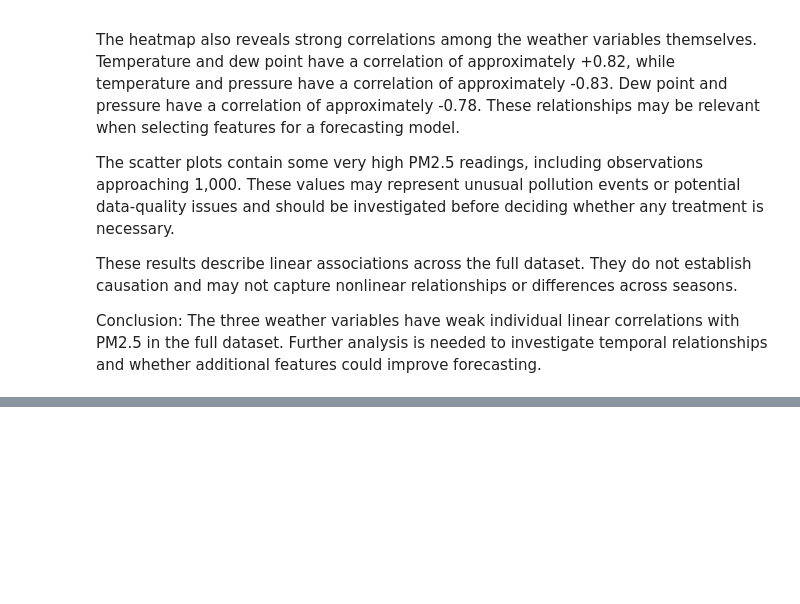
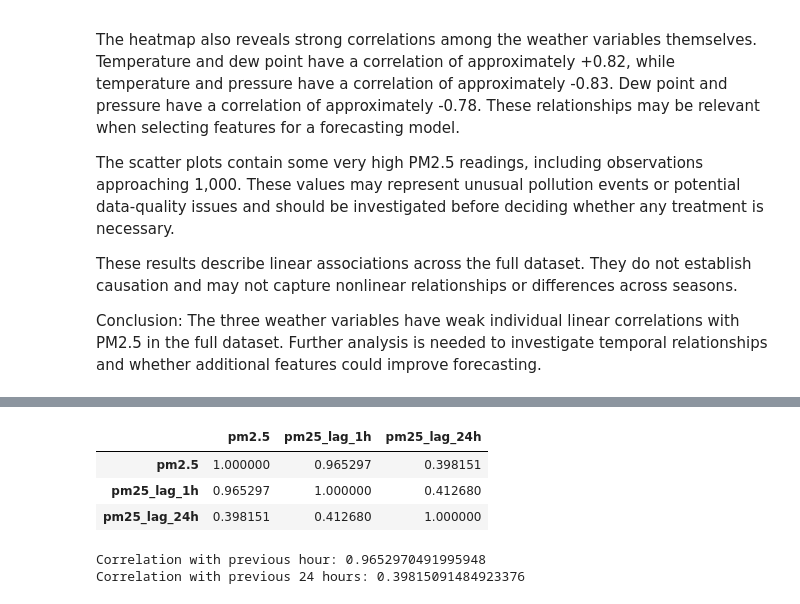
Before and after one commit to k-nizy/ML-pipeline-F1, a Jupyter notebook: notebooks/pm25_EDA.ipynb, the cells around one changed output, grey strips where cells are left out. Cells and saved outputs as stored; diff of their text form; code cells hidden in the pictures; blank space fills up the shorter version.

```diff
--- a/notebooks/pm25_EDA.ipynb
+++ b/notebooks/pm25_EDA.ipynb
@@ -360,0 +398,25 @@ Conclusion: The three weather variables have weak individual linear correlations
+# %%
+# Calculate the correlations
+
+lag_correlations = df[
+    ["pm2.5", "pm25_lag_1h", "pm25_lag_24h"]
+].corr()
+
+display(lag_correlations)
+
+print(
+    "Correlation with previous hour:",
+    df["pm2.5"].corr(df["pm25_lag_1h"])
+)
+
+print(
+    "Correlation with previous 24 hours:",
+    df["pm2.5"].corr(df["pm25_lag_24h"])
+)
+# %% [output]
+|  | pm2.5 | pm25_lag_1h | pm25_lag_24h |
+| pm2.5 | 1.000000 | 0.965297 | 0.398151 |
+| pm25_lag_1h | 0.965297 | 1.000000 | 0.412680 |
+| pm25_lag_24h | 0.398151 | 0.412680 | 1.000000 |
+Correlation with previous hour: 0.9652970491995948
+Correlation with previous 24 hours: 0.39815091484923376
```
Also changed, not shown: parts of 4 cells of this notebook.
